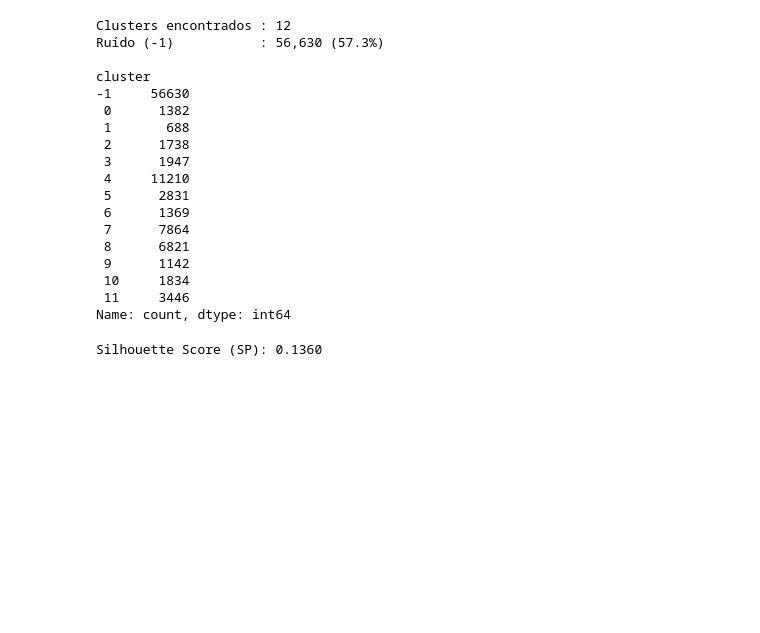
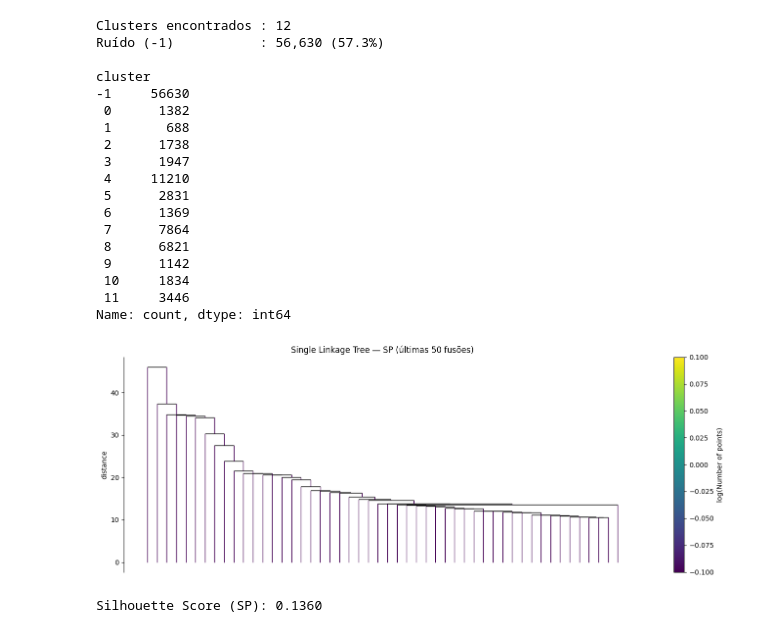
Before and after one commit to wesleiferreira98/trabalho-topicos-4, a Jupyter notebook: notebooks_sp/03_modelagem_sp.ipynb, the cells around one changed output. Saved outputs shown, nothing was run; the diff lists cells and outputs as text; code cells hidden in the pictures; blank space fills up the shorter version.

```diff
--- a/notebooks_sp/03_modelagem_sp.ipynb
+++ b/notebooks_sp/03_modelagem_sp.ipynb
@@ -101,6 +101,20 @@ cluster
  10     1834
  11     3446
 Name: count, dtype: int64
+# %%
+# Single Linkage Tree — vary_line_width=False evita RecursionError em datasets grandes
+fig, ax = plt.subplots(figsize=(14, 5))
+clusterer.single_linkage_tree_.plot(
+    truncate_mode='lastp', p=50,
+    vary_line_width=False,
+    cmap='viridis', colorbar=True, axis=ax
+)
+ax.set_title('Single Linkage Tree — SP (últimas 50 fusões)')
+plt.tight_layout()
+plt.savefig(OUTPUT_DIR / 'figures/sp_single_linkage_tree.png', dpi=150)
+plt.show()
+# %% [output]
+[figure, added]
 # %%
 # Silhouette no espaço original
 mask = df['cluster'] != -1
```
Also changed, not shown: 1 other file.
